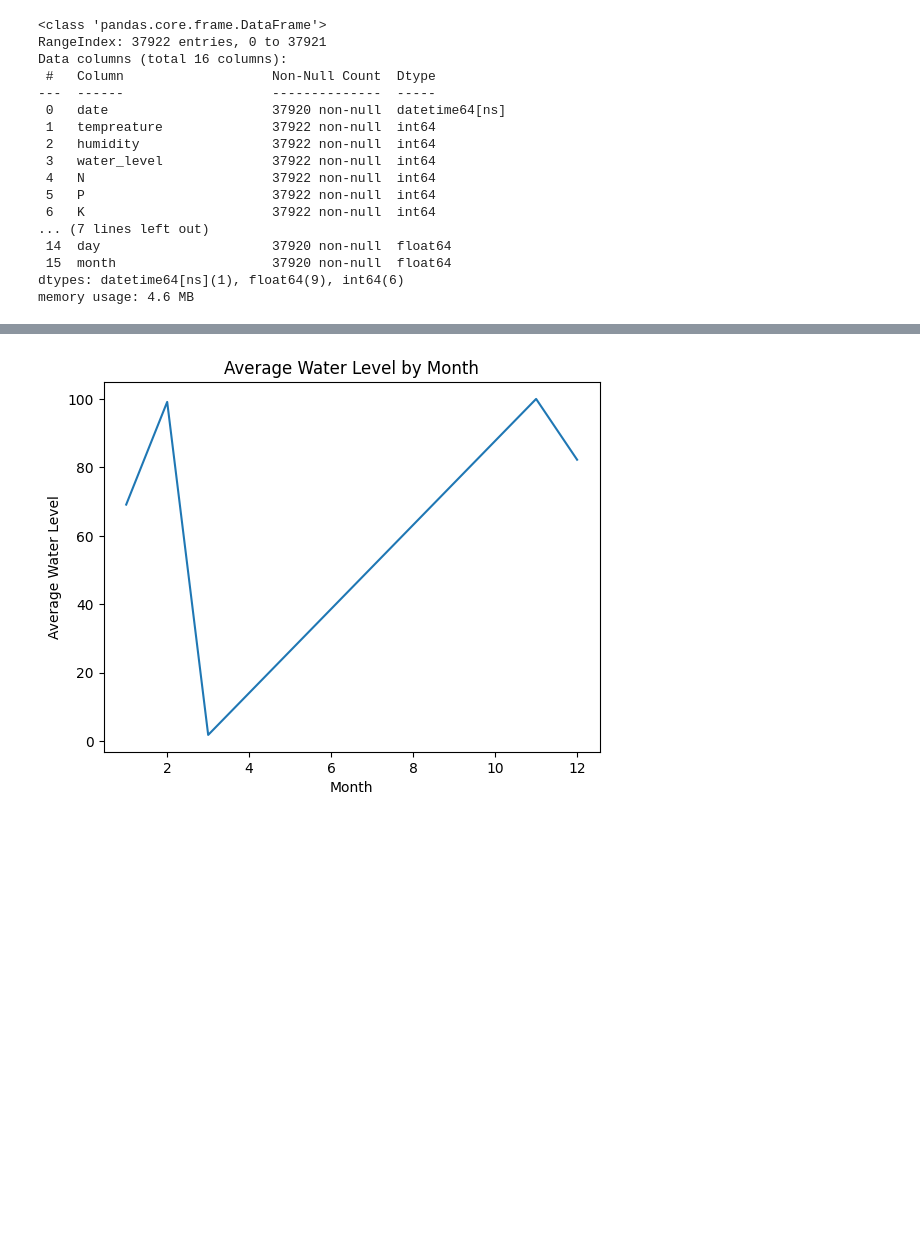
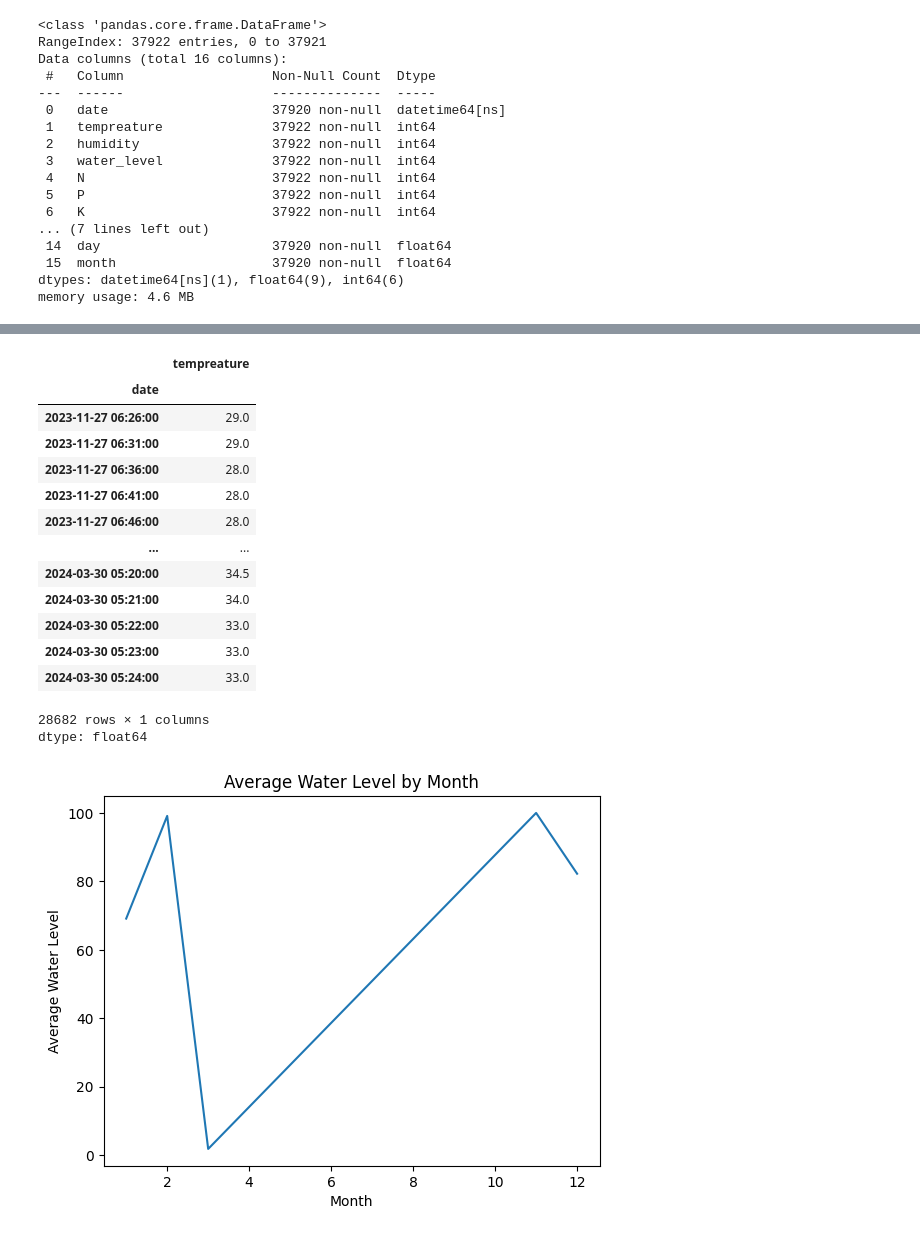
Before and after one commit to WiggleCode/AAI-530-IoT-Application-Design-Final-Project, a Jupyter notebook: RNN Model in progress Jeff.ipynb, the cells around one changed output, grey strips where cells are left out. Drawn from its saved outputs; the diff is of its cells as text; code cells hidden in the pictures; blank space fills up the shorter version.

```diff
--- a/RNN Model in progress Jeff.ipynb
+++ b/RNN Model in progress Jeff.ipynb
@@ -105,3 +108,21 @@ dtype: int64
+# %%
+df.groupby('date')['tempreature'].mean()
+# %% [output]
+|  | tempreature |
+| date |  |
+| 2023-11-27 06:26:00 | 29.0 |
+| 2023-11-27 06:31:00 | 29.0 |
+| 2023-11-27 06:36:00 | 28.0 |
+| 2023-11-27 06:41:00 | 28.0 |
+| 2023-11-27 06:46:00 | 28.0 |
+| ... | ... |
+| 2024-03-30 05:20:00 | 34.5 |
+| 2024-03-30 05:21:00 | 34.0 |
+| 2024-03-30 05:22:00 | 33.0 |
+| 2024-03-30 05:23:00 | 33.0 |
+| 2024-03-30 05:24:00 | 33.0 |
+28682 rows × 1 columns
+dtype: float64
 # %%
 
 # Calculation of average water used by month
```
Also changed, not shown: parts of 1 cell of this notebook.
